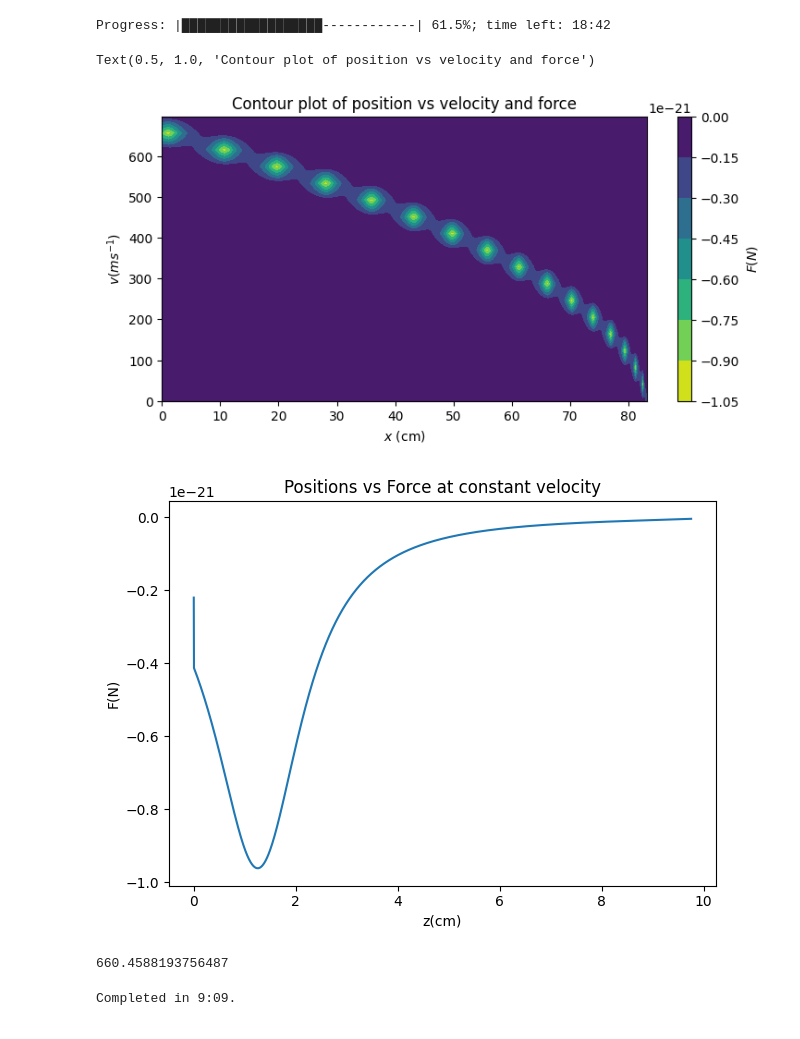
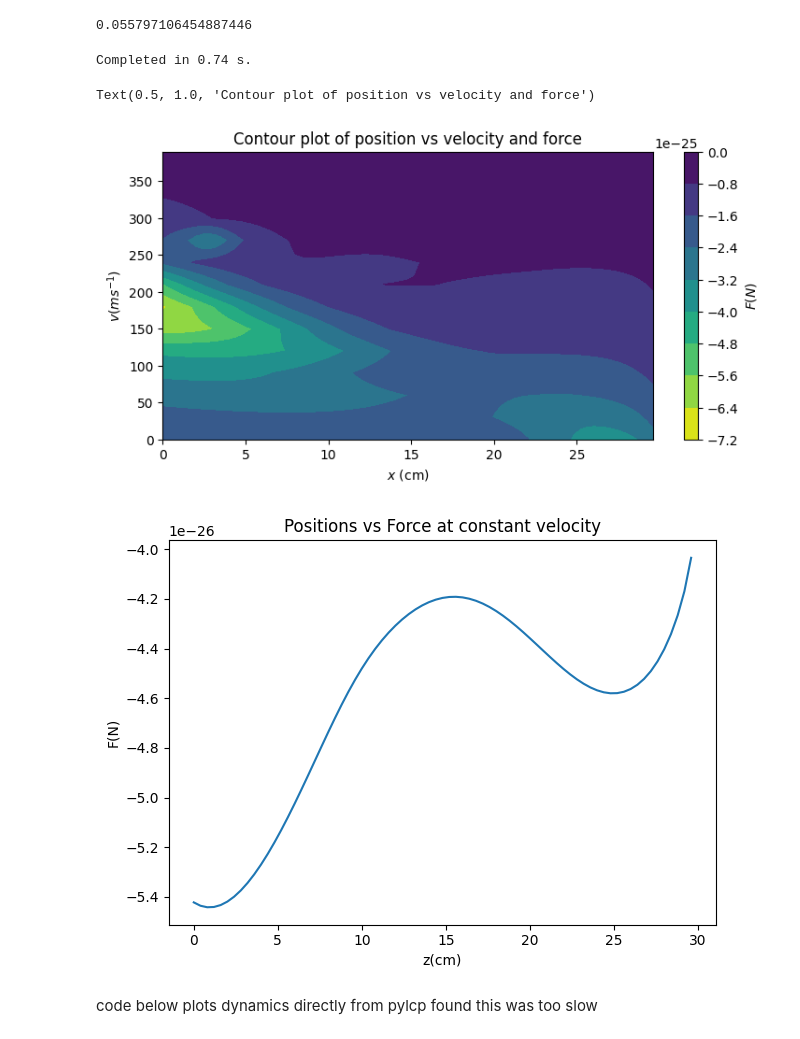
Before and after one commit to benfox4543/YB-zeeman-slower, a Jupyter notebook: zeeman slower_yb(fix after loosing good one).ipynb, the cells around one changed output. Saved outputs shown, nothing was run; the diff lists cells and outputs as text; code cells hidden in the pictures.

```diff
--- a/zeeman slower_yb(fix after loosing good one).ipynb
+++ b/zeeman slower_yb(fix after loosing good one).ipynb
@@ -17,9 +33,11 @@ sd = np.sqrt(cts.k*216.85/mass_lab)
 vel = np.random.normal(v_a,sd,1000000)
 klab = 2*np.pi*25068.2222# Lab wavevector (without 2pi) in cm^{-1}   # Lifetime of 6P_{3/2} state (in seconds)
 gammalab = (1.93*1e8)
-v0 = max(vel)
-Blab = (v0*cts.hbar*(klab*100))/cts.value('Bohr magneton')
+v0 =max(vel)
+Blab = -67*1e-3
+b_0L= (48*1e-3)#(v0*cts.hbar*(klab*100))/cts.value('Bohr magneton')*3
+# (v0*cts.hbar*(klab*100))/cts.value('Bohr magneton')/2
 # T # About 15 G/cm is a typical gradient for Rb
-L = 100*(mass_lab*(v0**2))/(0.5*cts.hbar*(klab*100)*gammalab) + 5
-print(Blab, L,v0)
+L = 30#100*(mass_lab*(v0**2))/(0.5*cts.hbar*(klab*100)*gammalab) +5
+print(Blab, L,v0,b_0L)
 # %% [output]
@@ -43,6 +62,6 @@ print(x0, t0, mass, k, gamma, alpha)
 # %%
-def mag(R):
+def mag(R,B_0):
     if any(R >l):
       return np.zeros(rateeq.hamiltonian.n)
     else:
-        return alpha*(1-np.sqrt(1-R/l))
+        return B_0 + alpha*(1 - np.sqrt(1-R/l))
@@ -49,7 +80,7 @@ def mag(R):
 # %%
 # Define the atomic Hamiltonian:
 H_g_D2, mu_q_g_D2 = pylcp.hamiltonians.hyperfine_coupled(
-0, 5/2, 1,  1.3426,
+0, 5/2, 0,  1.3426,
     Ahfs = 0, Bhfs=0, Chfs=0,
     muB=1)# ground state 1s0
 H_e_D2, mu_q_e_D2 = pylcp.hamiltonians.hyperfine_coupled(
@@ -73,14 +104,17 @@ dijq = pylcp.hamiltonians.dqij_two_bare_hyperfine(0, 1)
 
 #ham = pylcp.hamiltonian(Hg, He, mugq, mueq, dijq, mass=mass, gamma=gamma, k=k)
 vc = x0/t0*1/(100)
-det = v0/vc
-s = 1.5
+det = -4
+s = 0.3
 
 # Define the laser beams:
 laserBeams = pylcp.laserBeams([
-     {'kvec':np.array([-1., 0., 0.]), 's':1.5, 'pol': 1, 'delta': (E_e_D2[2]-E_g_D2[0]) - det*gamma}],
+     {'kvec':np.array([-1., 0., 0.]), 's': s, 'pol': 1, 'delta': (E_e_D2[2]-E_g_D2[0]) + det*gamma},],
     beam_type=pylcp.infinitePlaneWaveBeam)
-
 # Define the magnetic field:
-linGrad = lambda R: mag(R)
+linGrad = lambda R: mag(R,20)
+# %%
+cts.hbar*klab*gammalab/(2*mass_lab)*1e-5
+# %% [output]
+0.055797106454887446
 # %%
@@ -88,7 +122,7 @@ rateeq = pylcp.rateeq(laserBeams, linGrad, hamiltonian_D2, include_mag_forces=Fa
 # %%
 
-x = np.arange(0, L, 0.004)/(x0)
-v = np.arange(0, 800,4100/1000)/vc
+x = np.arange(0, L, 0.4)/(x0)
+v = np.arange(0, 400,30)/vc
 
 
 X, V = np.meshgrid(x, v)
@@ -98,51 +132,47 @@ Vvec = np.array([V, np.zeros(V.shape), np.zeros(V.shape)])
 
 rateeq.generate_force_profile(Rvec, Vvec, name='Fx', progress_bar=True)
 # %% [output]
-Progress: |██████████████████------------| 61.5%; time left: 18:42
+Completed in 0.74 s.
 # %%
+Fc = cts.hbar*klab*gammalab
 fig,ax = plt.subplots(1, 1, figsize=(8, 4))
 cmap_reversed = plt.cm.get_cmap('viridis_r')
 Fc = gammalab*cts.hbar*klab
 im1 = ax.contourf(np.array(x)*x0, np.array(v)*vc, rateeq.profile['Fx'].F[0]*Fc, cmap =cmap_reversed)
 fig.subplots_adjust(left=0.08, wspace=0.2)
 cb1 = plt.colorbar(im1)
 cb1.set_label('$F(N)$')
 ax.set_xlabel('$x$ (cm)')
 ax.set_ylabel('$v (ms^{-1})$')
 plt.title('Contour plot of position vs velocity and force')
 # %% [output]
 Text(0.5, 1.0, 'Contour plot of position vs velocity and force')
-[figure, old version]
+[figure, new version]
 # %%
 fig, ax = plt.subplots(nrows=1, ncols=1, num="Expression",sharey = False)
-const = x0**3/cts.hbar*t0**3
 ax.plot(np.array(x)*x0, rateeq.profile['Fx'].F[0][int(len(v)/2),:]*Fc)
 ax.set_xlabel('z(cm)')
 ax.set_ylabel('F(N)')
 plt.title('Positions vs Force at constant velocity')
 plt.tight_layout()
 # %% [output]
-[figure, old version]
+[figure, new version]
-# %%
-v0
-# %% [output]
-660.4588193756487
+# %% [markdown]
+code below plots dynamics directly from pylcp  found this was too slow
 # %%
-# %% Now try to evolve some initial state!
+# # %% Now try to evolve some initial state!
 
-rateeq.v0 = np.array([600/vc, 0., 0.])
-rateeq.r0 = ([0,0,0])
-n0 = np.zeros(rateeq.hamiltonian.n)
-n0[0] = 1
-rateeq.set_initial_pop(n0)
+# rateeq.v0 = np.array([600/vc, 0., 0.])
+# rateeq.r0 = ([0,0,0])
+# n0 = np.zeros(rateeq.hamiltonian.n)
+# n0[0] = 1
+# rateeq.set_initial_pop(n0)
 
-t_span = [0, 0.0013/t0]
+# t_span = [0, 0.0013/t0]
 
 
-rateeq.evolve_motion(t_span,
-                  progress_bar=True,
-                  random_recoil=False
-                 );
+# rateeq.evolve_motion(t_span,
+# #                   progress_bar=True,
+#                   random_recoil=False
+#                  );
-# %% [output]
-Completed in 9:09.
 # %%
```
Also changed, not shown: parts of 23 cells of this notebook.
